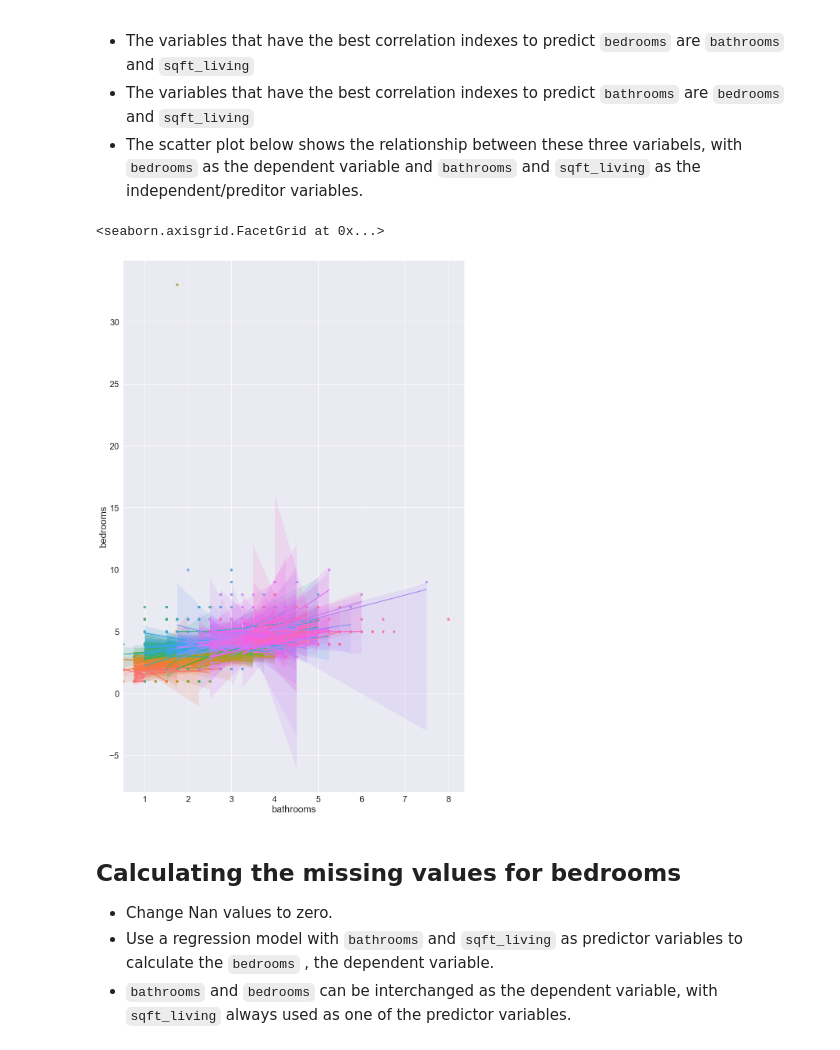
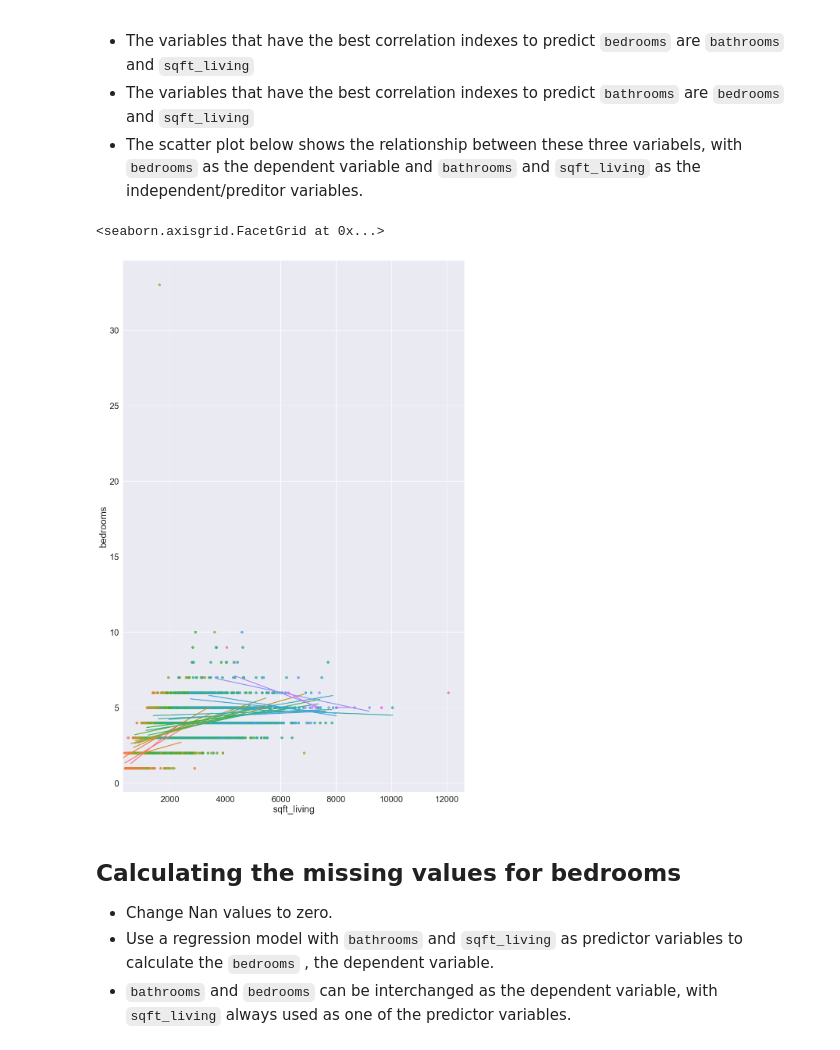
Before and after one commit to giantmagellan/WashStateHousingSales, a Jupyter notebook: JupyterNB/ads500b-all-steps-mayel.ipynb, the cells around one changed output. Saved outputs shown, nothing was run; the diff lists cells and outputs as text; code cells hidden in the pictures.

````diff
--- a/JupyterNB/ads500b-all-steps-mayel.ipynb
+++ b/JupyterNB/ads500b-all-steps-mayel.ipynb
@@ -17,10 +17,10 @@ house_sales_df = pd.read_csv("house_sales.csv",encoding='utf-8')
 - The scatter plot below shows the relationship between these three variabels, with ```bedrooms``` as the dependent variable and ```bathrooms``` and ```sqft_living``` as the independent/preditor variables.
 # %%
 sns.set(font_scale=2)
-sns.lmplot(x="bathrooms",  y="bedrooms", hue="sqft_living", data=house_sales_df, legend=False, height=20, aspect=20/30)
+sns.lmplot(x="sqft_living",  y="bedrooms", hue="bathrooms", data=house_sales_df, legend=False, height=20, aspect=20/30,ci=None)
 # %% [output]
 <seaborn.axisgrid.FacetGrid at 0x...>
-[figure, old version]
+[figure, new version]
 # %% [markdown]
 ## Calculating the missing values for bedrooms
 
````
Also changed, not shown: 1 other file.
